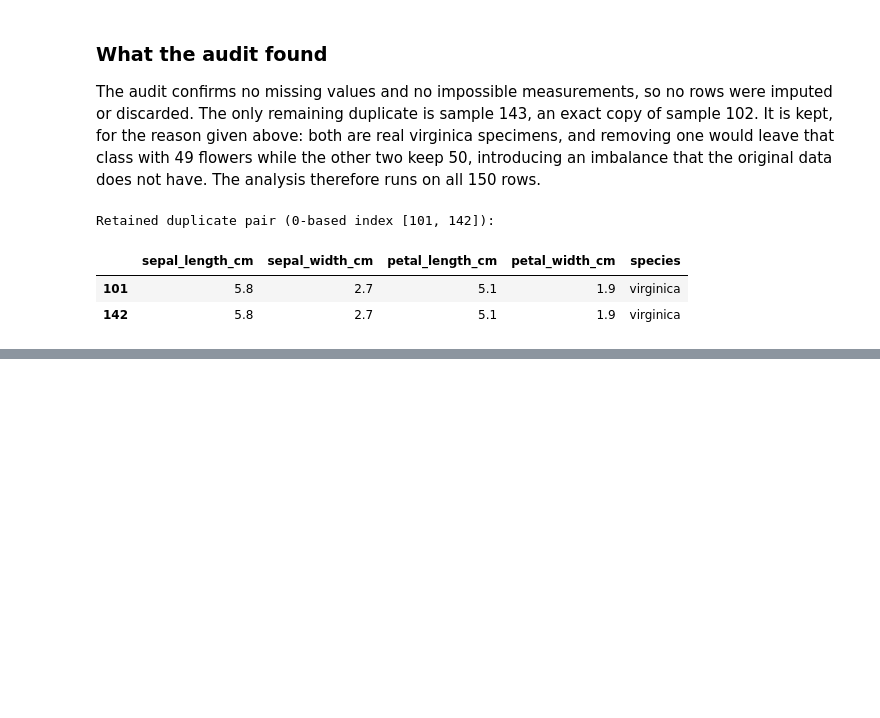
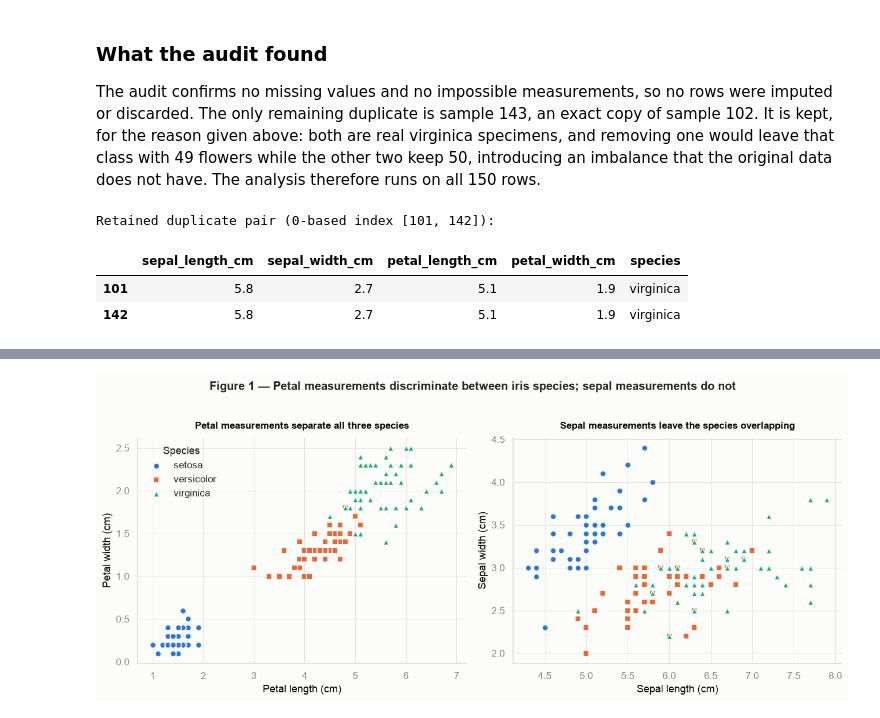
Before and after one commit to tcolo/ai-programming-foundations-project, a Jupyter notebook: data_workflow.ipynb, the cells around one changed output, grey strips where cells are left out. Saved outputs shown, nothing was run; the diff lists cells and outputs as text; code cells hidden in the pictures; blank space fills up the shorter version.

```diff
--- a/data_workflow.ipynb
+++ b/data_workflow.ipynb
@@ -541,0 +731,39 @@ Retained duplicate pair (0-based index [101, 142]):
+# %%
+fig, axes = plt.subplots(1, 2, figsize=(12, 5))
+
+panels = [
+    ("petal_length_cm", "petal_width_cm", "Petal length (cm)", "Petal width (cm)",
+     "Petal measurements separate all three species"),
+    ("sepal_length_cm", "sepal_width_cm", "Sepal length (cm)", "Sepal width (cm)",
+     "Sepal measurements leave the species overlapping"),
+]
+
+for ax, (xcol, ycol, xlabel, ylabel, subtitle) in zip(axes, panels):
+    for species in SPECIES_ORDER:
+        subset = df[df["species"] == species]
+        ax.scatter(
+            subset[xcol], subset[ycol],
+            s=46,
+            color=SPECIES_COLORS[species],
+            marker=SPECIES_MARKERS[species],
+            linewidth=1.2,
+            edgecolor=SURFACE,
+            label=species,
+        )
+    ax.set_xlabel(xlabel)
+    ax.set_ylabel(ylabel)
+    ax.set_title(subtitle, fontsize=11, pad=10)
+    ax.grid(True, linewidth=0.6, color=GRID)
+    sns.despine(ax=ax)
+
+axes[0].legend(title="Species", frameon=False, loc="upper left")
+
+fig.suptitle(
+    "Figure 1 — Petal measurements discriminate between iris species; "
+    "sepal measurements do not",
+    fontsize=13, fontweight="bold", y=1.02,
+)
+fig.tight_layout()
+plt.show()
+# %% [output]
+[figure, added]
```
Also changed, not shown: parts of 15 cells of this notebook.
